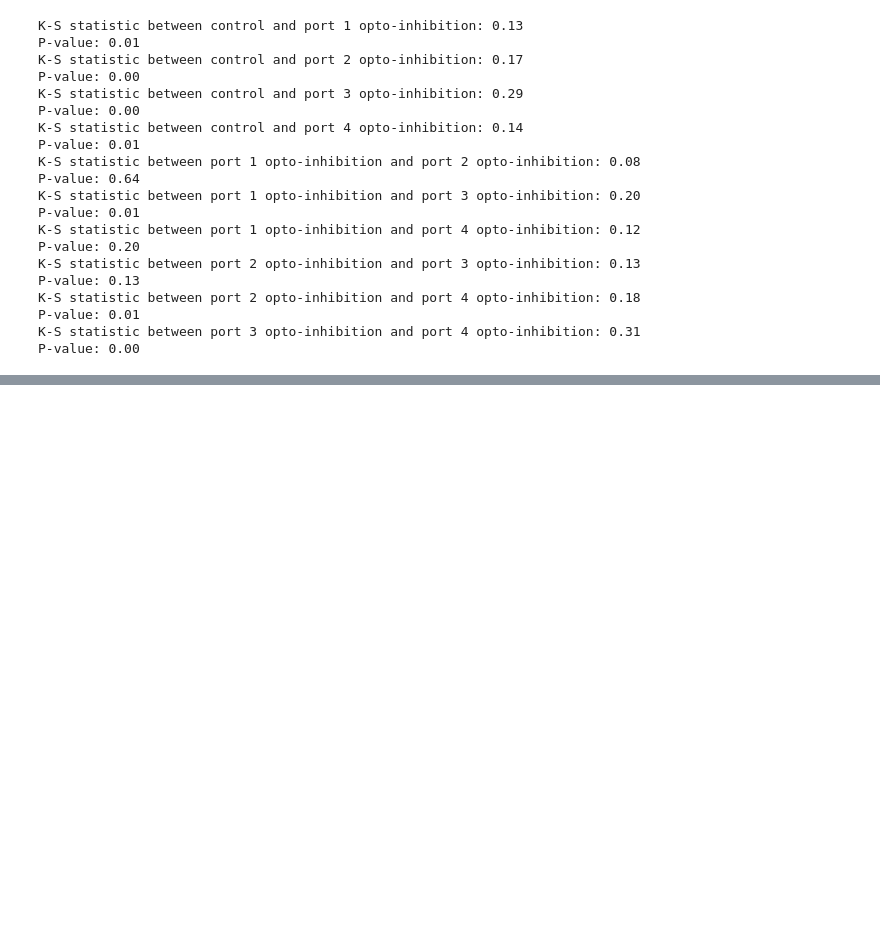
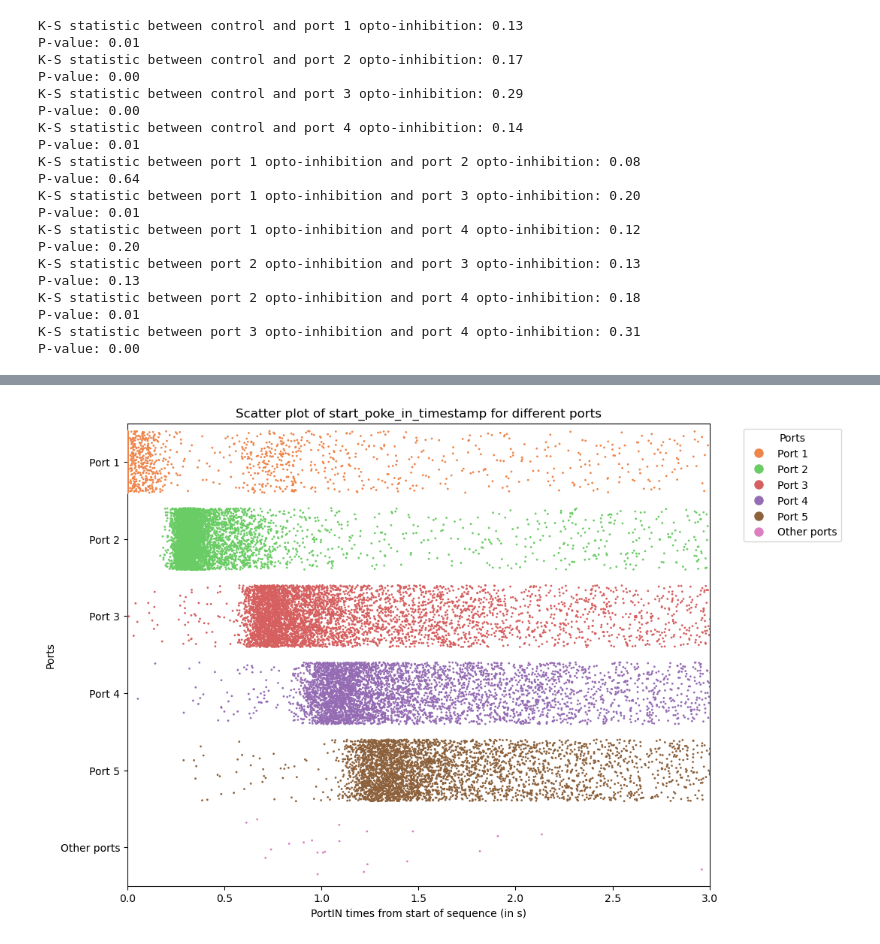
Before and after one commit to sthitapati/sarabhai, a Jupyter notebook: notebooks/plotutils.ipynb, the cells around one changed output, grey strips where cells are left out. Cells and saved outputs as stored; diff of their text form; code cells hidden in the pictures; blank space fills up the shorter version.

```diff
--- a/notebooks/plotutils.ipynb
+++ b/notebooks/plotutils.ipynb
@@ -902,0 +1083,65 @@ P-value: 0.00
+# %%
+def plot_timestamp_strip(df, timestamps, x_range=(0, 5), exclude_ports=[], ax=None):
+    """
+    This function plots a scatter plot of timestamps for different ports.
+
+    Parameters:
+    df (pandas.DataFrame): Input DataFrame which contains timestamps and port information.
+    timestamps (str): The column name in df for the timestamp data to plot.
+    x_range (tuple): The range of x values to display in the plot.
+    exclude_ports (list): List of ports to exclude from the plot.
+    ax (matplotlib.axes.Axes): Axes object to draw the plot onto.
+    """
+
+    # List to hold latency data for different ports
+    latency_data = []
+    # Label each port
+    port_labels = {2: 'Port 1', 1: 'Port 2',
+                           6: 'Port 3', 3: 'Port 4',
+                           7: 'Port 5', 4: 'Other ports',
+                           5: 'Other ports', 8: 'Other ports'}
+
+    for row in df.itertuples(index=False):
+        for port, latency in zip(row.start_poke_port, getattr(row, timestamps)):
+            if port in port_labels.keys() and port not in exclude_ports:
+                latency_data.append((latency, port_labels[port]))
+
+    # Convert the list to a DataFrame
+    latency_df = pd.DataFrame(latency_data, columns=[timestamps, 'ports'])
+
+    # If no Axes object provided, create one
+    if ax is None:
+        fig, ax = plt.subplots(figsize=(10, 8))
+
+    # Use a color palette
+    full_palette = sns.color_palette("muted", 10)
+    palette_colors = full_palette[1:] # start from the third color
+
+    # Generate a color dictionary based on the order of unique ports in the data
+    color_dict = {port: palette_colors[i % len(palette_colors)] for i, port in enumerate(latency_df['ports'].unique())}
+
+    # Plot the scatter plot of timestamps for each ports
+    strip_plot = sns.stripplot(x=timestamps, y='ports', data=latency_df, size=2, jitter=0.4, palette=color_dict, hue='ports', ax=ax)
+
+    # Set the limits of x-axis to 'zoom' in
+    ax.set_xlim(x_range)
+
+    # Set the title and labels
+    ax.set_title(f'Scatter plot of {timestamps} for different ports')
+    ax.set_xlabel('Transition time (in s)')
+    ax.set_ylabel('Ports')
+
+    # Create legend with color patches
+    legend_elements = [Line2D([0], [0], marker='o', color='w', label=port,
+                              markerfacecolor=color_dict[port], markersize=10) for port in latency_df['ports'].unique()]
+
+    # Add legend to the plot
+    ax.legend(handles=legend_elements, title="Ports", bbox_to_anchor=(1.05, 1), loc='upper left')
+
+    return ax
+
+ax = plot_timestamp_strip(filtered_control_df, 'start_poke_in_timestamp', x_range=(0,3), exclude_ports=[])
+ax.set_xlabel('PortIN times from start of sequence (in s)')
+plt.show()
+# %% [output]
+[figure, added]
```
Also changed, not shown: parts of 55 cells of this notebook.
